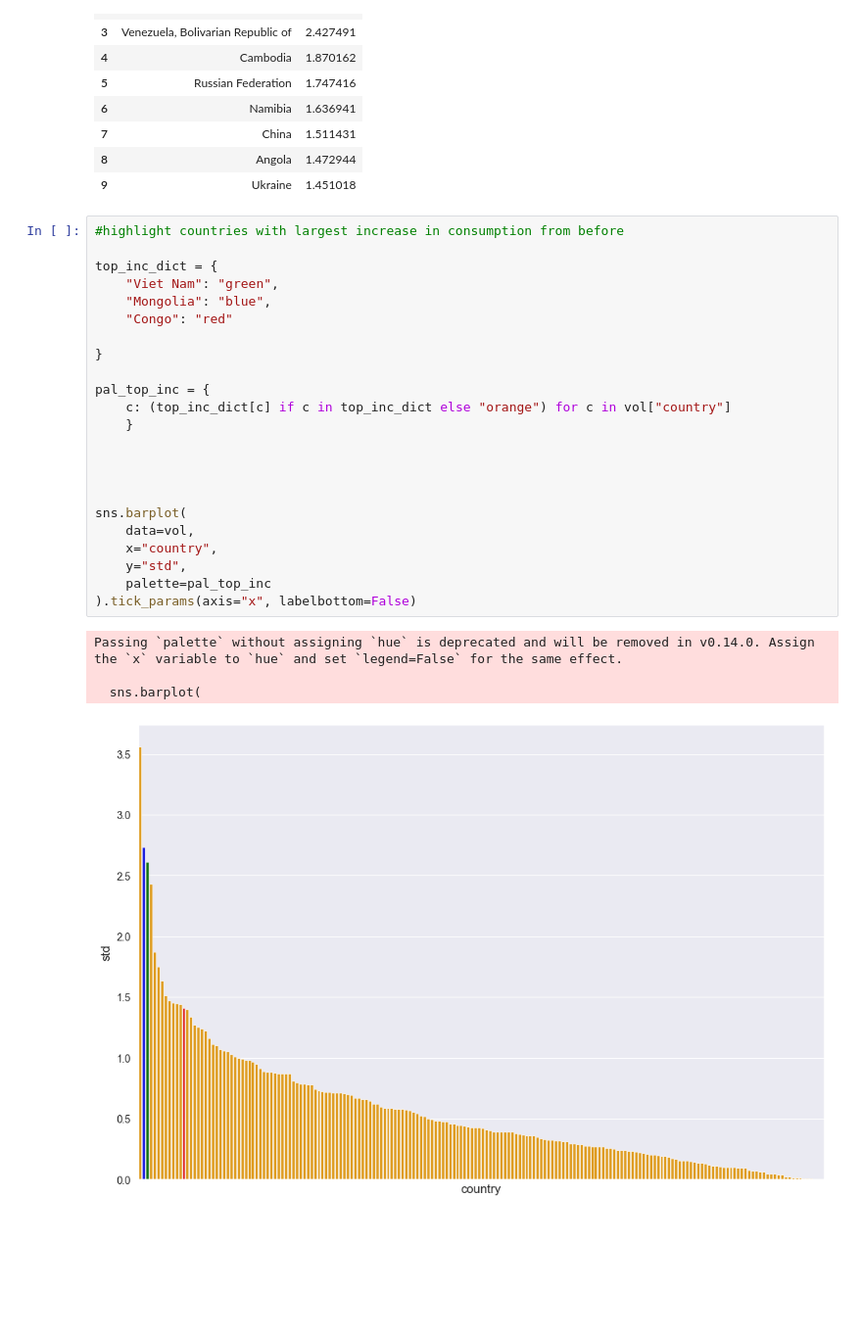
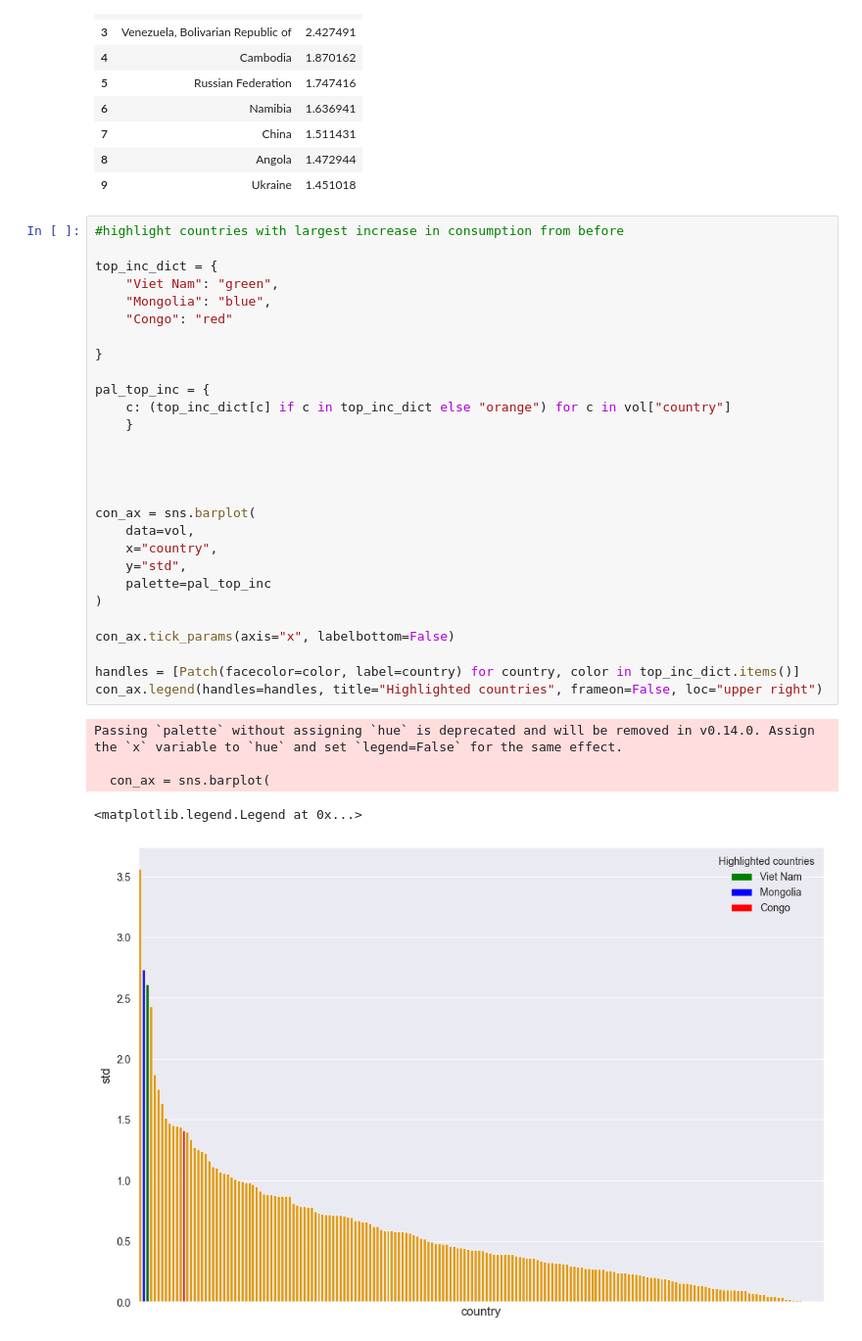
Before and after one commit to Huang-Hao-Gao/global-alcohol-consumption-analysis, a Jupyter notebook: analysis.ipynb, the cells around one changed output. Shown at 98% size. Cells and saved outputs as stored; diff of their text form; blank space fills up the shorter version.

```diff
--- a/analysis.ipynb
+++ b/analysis.ipynb
@@ -342,28 +343,34 @@ vol.head(10)
 # %%
 #highlight countries with largest increase in consumption from before
 
 top_inc_dict = {
     "Viet Nam": "green",
     "Mongolia": "blue",
     "Congo": "red"
 
 }
 
 pal_top_inc = {
     c: (top_inc_dict[c] if c in top_inc_dict else "orange") for c in vol["country"]
     }
 
 
 
 
-sns.barplot(
+con_ax = sns.barplot(
     data=vol,
     x="country",
     y="std",
     palette=pal_top_inc
-).tick_params(axis="x", labelbottom=False)
+)
+
+con_ax.tick_params(axis="x", labelbottom=False)
+
+handles = [Patch(facecolor=color, label=country) for country, color in top_inc_dict.items()]
+con_ax.legend(handles=handles, title="Highlighted countries", frameon=False, loc="upper right")
 # %% [output]
 Passing `palette` without assigning `hue` is deprecated and will be removed in v0.14.0. Assign the `x` variable to `hue` and set `legend=False` for the same effect.
 
-  sns.barplot(
+  con_ax = sns.barplot(
+<matplotlib.legend.Legend at 0x...>
-[figure, old version]
+[figure, new version]
```
Also changed, not shown: parts of 7 cells of this notebook.
